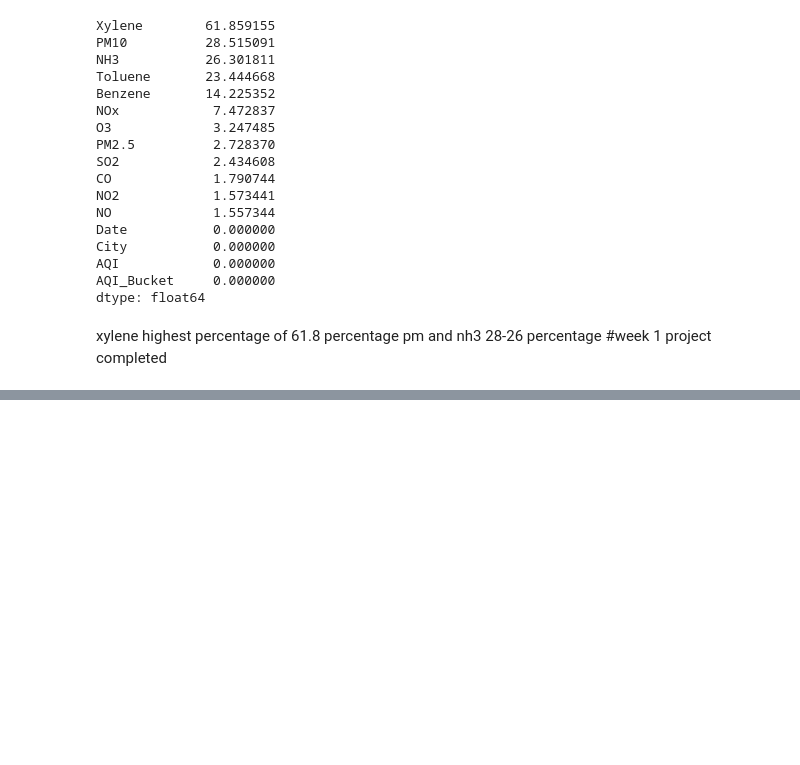
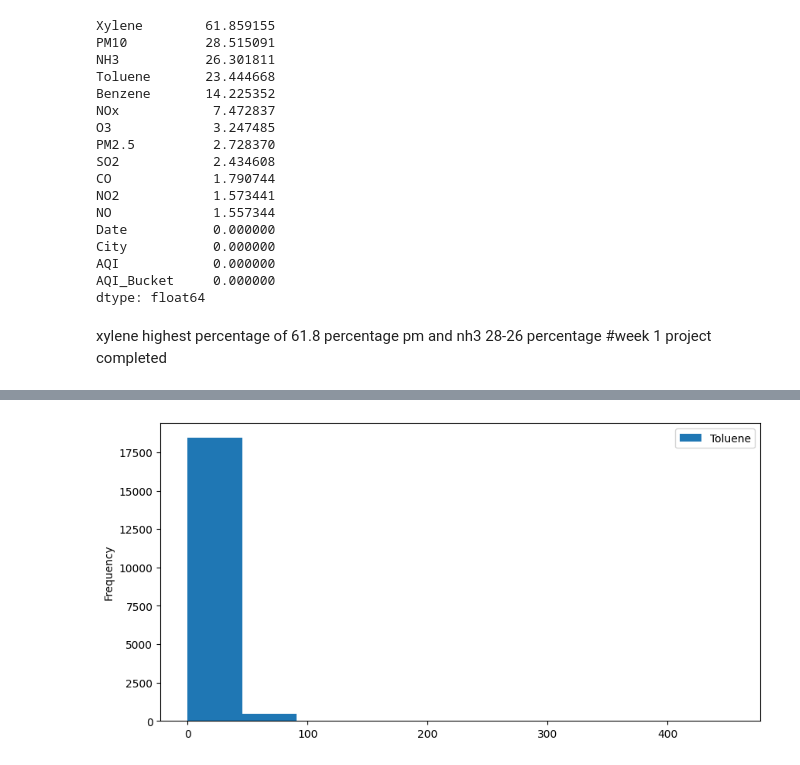
Before and after one commit to iamvishnub/Air-Quality-Index-Prediction-AICTE, a Jupyter notebook: AQI Prediction Model.ipynb, the cells around one changed output, grey strips where cells are left out. Saved outputs shown, nothing was run; the diff lists cells and outputs as text; code cells hidden in the pictures; blank space fills up the shorter version.

```diff
--- a/AQI Prediction Model.ipynb
+++ b/AQI Prediction Model.ipynb
@@ -173,0 +197,6 @@ pm and nh3 28-26 percentage
+# %%
+df['Toluene'].plot(kind = 'hist', figsize=(10,5))
+plt.legend()
+plt.show()
+# %% [output]
+[figure, added]
```
Also changed, not shown: parts of 38 cells of this notebook.
